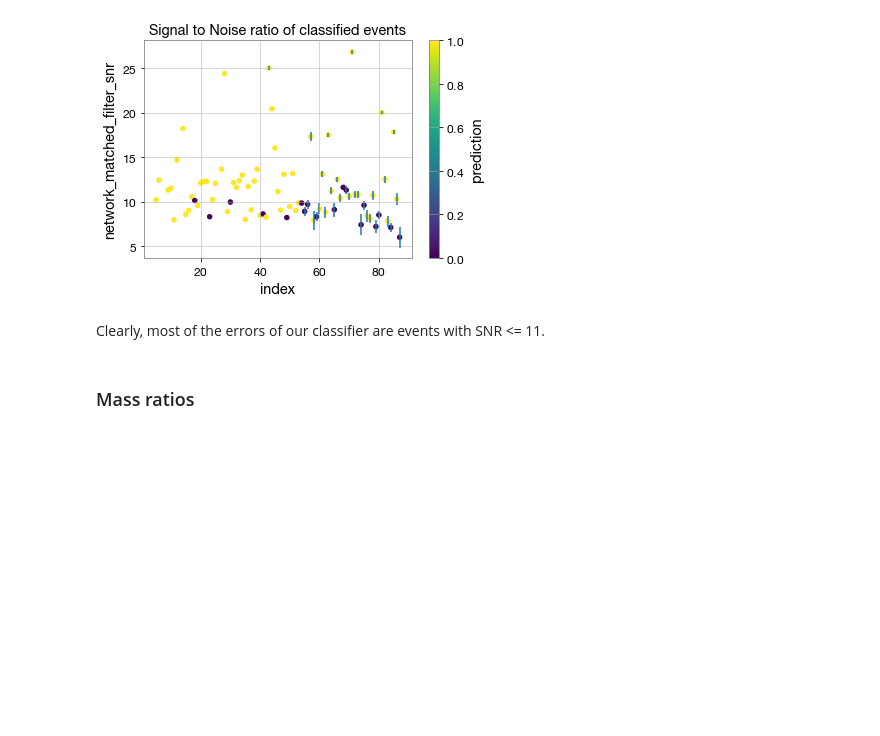
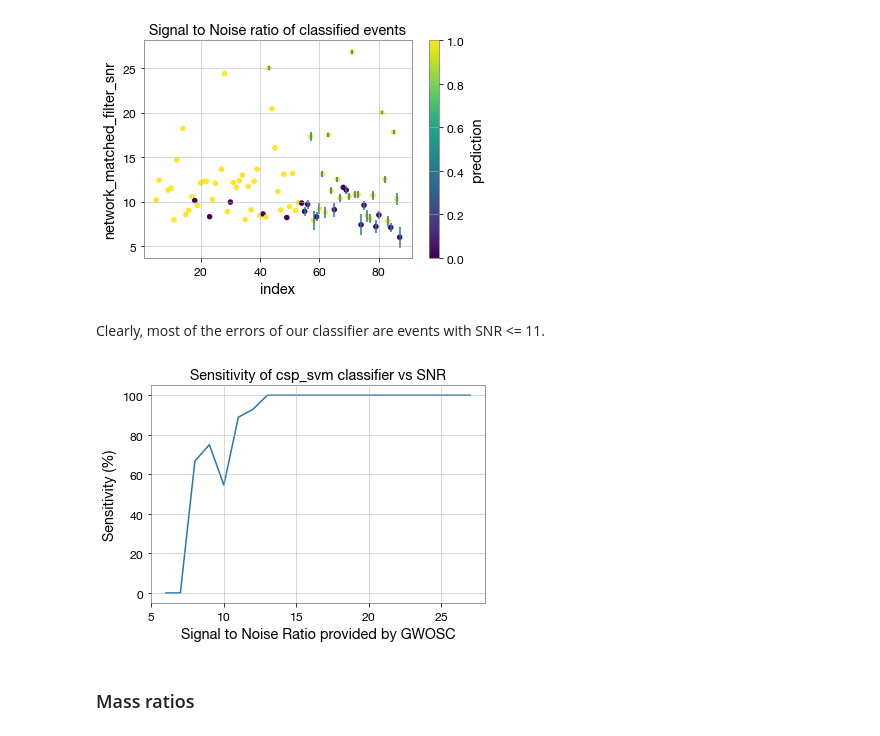
Before and after one commit to damo-da/gwdl, a Jupyter notebook: 4-breaking-class-results.ipynb, the cells around one changed output. Cells and saved outputs as stored; diff of their text form; code cells hidden in the pictures; blank space fills up the shorter version.

Commit message:
Adding sensitivity diagram

```diff
--- a/4-breaking-class-results.ipynb
+++ b/4-breaking-class-results.ipynb
@@ -102,6 +102,23 @@ plt.savefig(conf.SCREENSHOTS_DIR / "snr_pred.jpg")
 [figure]
 # %% [markdown]
 Clearly, most of the errors of our classifier are events with SNR <= 11.
+# %%
+df = xcatalog[["network_matched_filter_snr", "prediction"]].dropna()
+df["snr"] = df["network_matched_filter_snr"].apply(lambda x: round(x, 0))
+del df["network_matched_filter_snr"]
+
+ratios = {}
+for snr, rows in df.groupby("snr"):
+  ratios[snr] = 100 * sum(rows["prediction"]) / len(rows["prediction"])
+
+plt.plot(ratios.keys(), ratios.values())
+plt.title("Sensitivity of csp_svm classifier vs SNR")
+plt.ylabel("Sensitivity (%)")
+plt.xlabel("Signal to Noise Ratio provided by GWOSC")
+plt.savefig(conf.SCREENSHOTS_DIR / "sensitivity-snr.jpg")
+pass
+# %% [output]
+[figure, added]
 # %% [markdown]
 ### Mass ratios
 # %%
```
Also changed, not shown: 2 other files.
